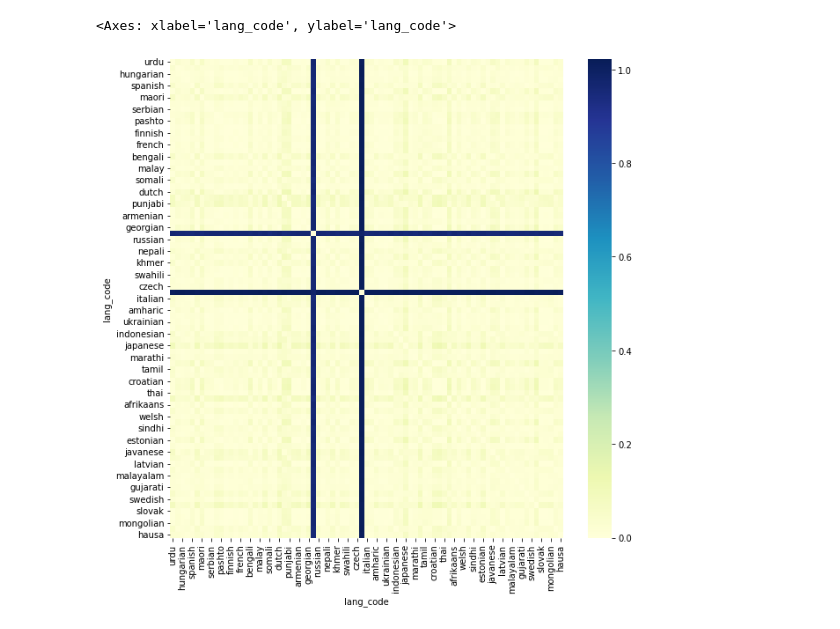
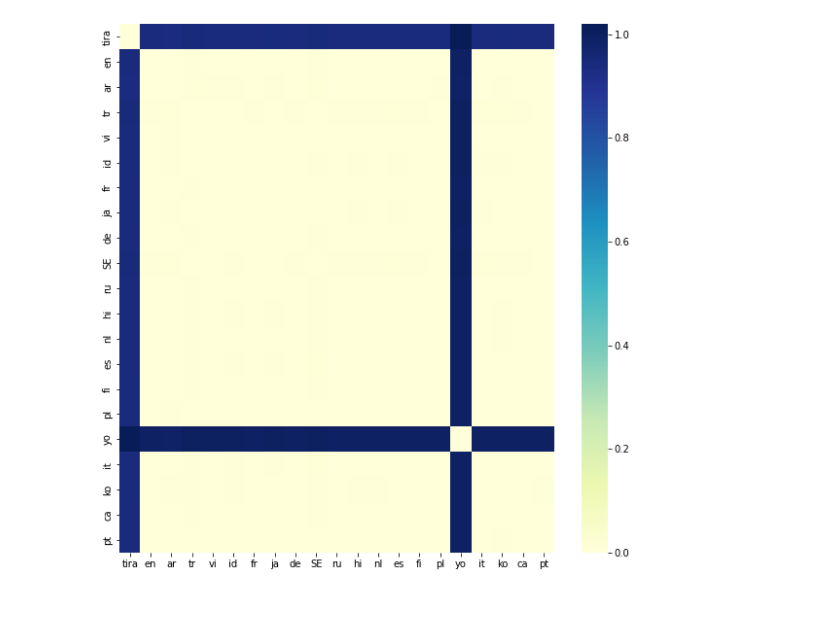
Before and after one commit to markjosims/malachor5, a Jupyter notebook: notebooks/embedding_similarity.ipynb, the cells around one changed output. Drawn from its saved outputs; the diff is of its cells as text; code cells hidden in the pictures.

Commit message:
visualizin

```diff
--- a/notebooks/embedding_similarity.ipynb
+++ b/notebooks/embedding_similarity.ipynb
@@ -26,4 +49,4 @@ commonvoice_embeds_files
 # %%
-commonvoice_langs={embed_file.split('-')[-2]: torch.load(embed_file) for embed_file in commonvoice_embeds_files}
-commonvoice_langs['en'].shape
+commonvoice_embeds={embed_file.split('-')[-2]: torch.load(embed_file) for embed_file in commonvoice_embeds_files}
+commonvoice_embeds.keys()
 # %% [output]
@@ -40,4 +54,5 @@ commonvoice_langs['en']=commonvoice_langs['en'].mean(dim=0)
 # %%
-tira_embeds = torch.load(tira_embed_1k_concat)#whisper_embeds['tira-asr-orig-test.pt']
-tira_embeds.shape
+tira_embeds = torch.load(tira_embed_1k)
+tira_embeds_concat = torch.load(tira_embed_1k_concat)
+tira_embeds.shape, tira_embeds_concat.shape
 # %% [output]
@@ -178,3 +82,0 @@ import matplotlib.pyplot as plt
-# %%
-dist_mat=squareform(pdist(embeds,cosine))
-dist_mat.shape
@@ -183,3 +82,0 @@ dist_mat.shape
-# %%
-dist_df=pd.DataFrame(dist_mat, index=lang_names, columns=lang_names)
-dist_df.head()
@@ -236,6 +83,11 @@ dist_df.to_csv('../data/whisper_embeds/dist_matrix.csv')
-# %%
-fig, ax = plt.subplots(figsize=(10,10))
-seaborn.heatmap(dist_df, cmap='YlGnBu')
-# %% [output]
-<Axes: xlabel='lang_code', ylabel='lang_code'>
-[figure, removed]
+# %%
+def dist_matrix(embeds_dict):
+    embeds_tensor=torch.stack([t for t in embeds_dict.values()])
+    dist_mat=squareform(pdist(embeds_tensor,cosine))
+    dist_mat.shape
+    dist_df=pd.DataFrame(dist_mat, index=embeds_dict.keys(), columns=embeds_dict.keys())
+    fig, ax = plt.subplots(figsize=(10,10))
+    seaborn.heatmap(dist_df, cmap='YlGnBu')
+dist_matrix({'tira':tira_embeds, **commonvoice_embeds})
+# %% [output]
+[figure, added]
```
Also changed, not shown: parts of 25 cells of this notebook.
